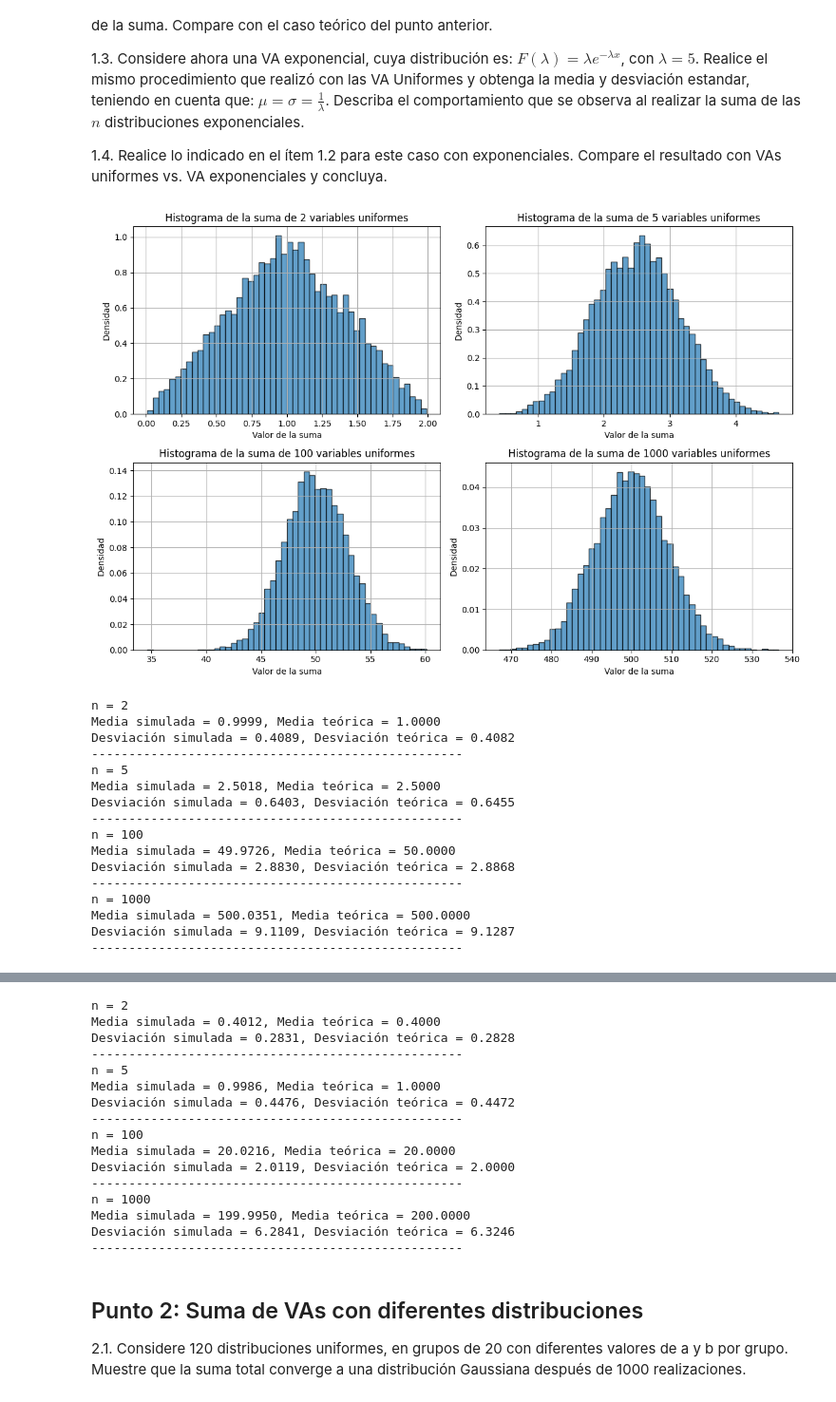
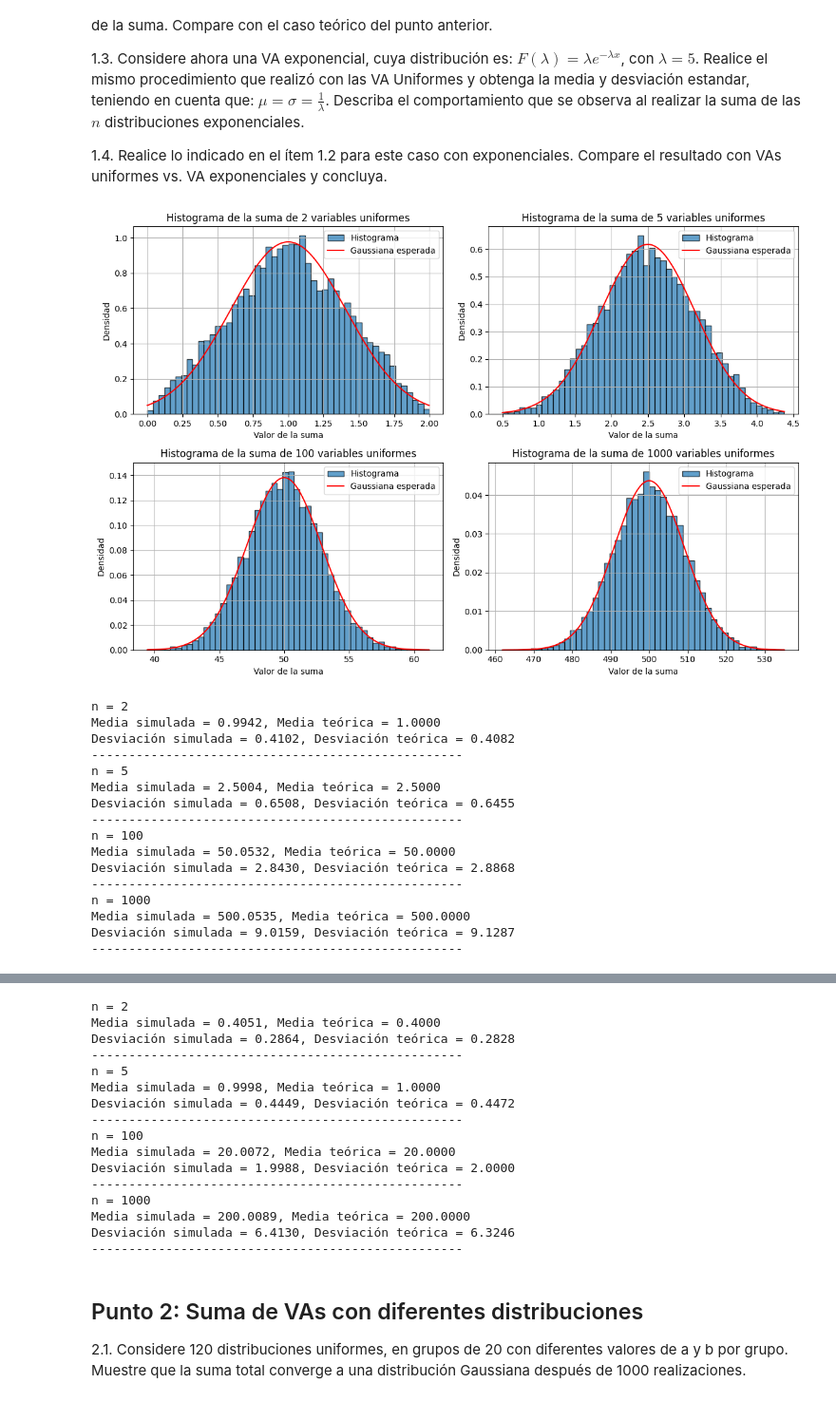
Before and after one commit to jbcgames/Lab_3_senales, a Jupyter notebook: Lab3_VA_PA_Estudiante.ipynb, the cells around one changed output, grey strips where cells are left out. Shown at 95% size. Cells and saved outputs as stored; diff of their text form; code cells hidden in the pictures.

```diff
--- a/Lab3_VA_PA_Estudiante.ipynb
+++ b/Lab3_VA_PA_Estudiante.ipynb
@@ -30,6 +30,9 @@ from scipy.stats import norm
 import pandas as pd
 from scipy.stats import pearsonr
 def ejercicio1_1(samples, n_values, a, b):
+    mu_uniforme = (a + b) / 2
+    var_uniforme = (b - a) ** 2 / 12
+
     # Crear una figura
     fig, axes = plt.subplots(2, 2, figsize=(12, 8))
 
@@ -42,10 +45,19 @@ def ejercicio1_1(samples, n_values, a, b):
 
         # Graficar en el subplot correspondiente
         ax = axes[i // 2, i % 2]
-        ax.hist(sums, bins=50, density=True, alpha=0.7, edgecolor='black')
+        ax.hist(sums, bins=50, density=True, alpha=0.7, edgecolor='black', label="Histograma")
+
+        # Comparación con la gaussiana esperada
+        media_teorica = n * mu_uniforme
+        desviacion_teorica = np.sqrt(n * var_uniforme)
+        x = np.linspace(min(sums), max(sums), 1000)
+        y = norm.pdf(x, loc=media_teorica, scale=desviacion_teorica)
+        ax.plot(x, y, color='red', label="Gaussiana esperada")
+
         ax.set_title(f"Histograma de la suma de {n} variables uniformes")
         ax.set_xlabel("Valor de la suma")
         ax.set_ylabel("Densidad")
+        ax.legend()
         ax.grid(True)
 
     # Ajustar el espacio entre subplots
@@ -76,6 +88,7 @@ def ejercicio1_2(samples, n_values, a, b):
 
 def ejercicio1_3(lambda_param, samples, n_values):
     mu = 1 / lambda_param
+    sigma = 1 / lambda_param
 
     # Crear una figura
     fig, axes = plt.subplots(2, 2, figsize=(12, 8))
@@ -87,10 +100,19 @@ def ejercicio1_3(lambda_param, samples, n_values):
 
         # Gráfica en el subplot correspondiente
         ax = axes[i // 2, i % 2]
-        ax.hist(sums, bins=50, density=True, alpha=0.7, edgecolor='black')
+        ax.hist(sums, bins=50, density=True, alpha=0.7, edgecolor='black', label="Histograma")
+
+        # Comparación con la gaussiana esperada
+        media_teorica = n * mu
+        desviacion_teorica = np.sqrt(n) * sigma
+        x = np.linspace(min(sums), max(sums), 1000)
+        y = norm.pdf(x, loc=media_teorica, scale=desviacion_teorica)
+        ax.plot(x, y, color='red', label="Gaussiana esperada")
+
         ax.set_title(f"Histograma suma de {n} VAs Exponenciales (λ={lambda_param})")
         ax.set_xlabel("Valor de la suma")
         ax.set_ylabel("Densidad")
+        ax.legend()
         ax.grid(True)
 
     # Ajustar el espacio entre subplots
@@ -104,47 +126,47 @@ def ejercicio1_4(lambda_param, samples, n_values):
     sigma = 1 / lambda_param
     for n in n_values:
         # Simulación
         exponenciales = np.random.exponential(scale=mu, size=(samples, n))
         sums = np.sum(exponenciales, axis=1)
 
         # Estadísticos muestrales
         media_muestral = np.mean(sums)
         desviacion_muestral = np.std(sums)
 
         # Cálculos teóricos
         media_teorica = n * mu
         desviacion_teorica = np.sqrt(n) * sigma
 
         # Resultados
         print(f"n = {n}")
         print(f"Media simulada = {media_muestral:.4f}, Media teórica = {media_teorica:.4f}")
         print(f"Desviación simulada = {desviacion_muestral:.4f}, Desviación teórica = {desviacion_teorica:.4f}")
         print("-" * 50)
 # Llamar a la función con los parámetros deseados
 a = 0
 b = 1
 samples = 10000
 n_values = [2, 5, 100, 1000]
 lambda_param=5
 ejercicio1_1(samples, n_values, a, b)
 ejercicio1_2(samples, n_values, a, b)
 ejercicio1_3(lambda_param, samples, n_values)
 ejercicio1_4(lambda_param, samples, n_values)
 # %% [output]
-[figure, old version]
+[figure, new version]
 n = 2
-Media simulada = 0.9999, Media teórica = 1.0000
-Desviación simulada = 0.4089, Desviación teórica = 0.4082
+Media simulada = 0.9942, Media teórica = 1.0000
+Desviación simulada = 0.4102, Desviación teórica = 0.4082
 --------------------------------------------------
 n = 5
-Media simulada = 2.5018, Media teórica = 2.5000
-Desviación simulada = 0.6403, Desviación teórica = 0.6455
+Media simulada = 2.5004, Media teórica = 2.5000
+Desviación simulada = 0.6508, Desviación teórica = 0.6455
 --------------------------------------------------
 n = 100
-Media simulada = 49.9726, Media teórica = 50.0000
-Desviación simulada = 2.8830, Desviación teórica = 2.8868
+Media simulada = 50.0532, Media teórica = 50.0000
+Desviación simulada = 2.8430, Desviación teórica = 2.8868
 --------------------------------------------------
 n = 1000
-Media simulada = 500.0351, Media teórica = 500.0000
-Desviación simulada = 9.1109, Desviación teórica = 9.1287
+Media simulada = 500.0535, Media teórica = 500.0000
+Desviación simulada = 9.0159, Desviación teórica = 9.1287
 --------------------------------------------------
@@ -152,18 +174,18 @@ Desviación simulada = 9.1109, Desviación teórica = 9.1287
 n = 2
-Media simulada = 0.4012, Media teórica = 0.4000
-Desviación simulada = 0.2831, Desviación teórica = 0.2828
+Media simulada = 0.4051, Media teórica = 0.4000
+Desviación simulada = 0.2864, Desviación teórica = 0.2828
 --------------------------------------------------
 n = 5
-Media simulada = 0.9986, Media teórica = 1.0000
-Desviación simulada = 0.4476, Desviación teórica = 0.4472
+Media simulada = 0.9998, Media teórica = 1.0000
+Desviación simulada = 0.4449, Desviación teórica = 0.4472
 --------------------------------------------------
 n = 100
-Media simulada = 20.0216, Media teórica = 20.0000
-Desviación simulada = 2.0119, Desviación teórica = 2.0000
+Media simulada = 20.0072, Media teórica = 20.0000
+Desviación simulada = 1.9988, Desviación teórica = 2.0000
 --------------------------------------------------
 n = 1000
-Media simulada = 199.9950, Media teórica = 200.0000
-Desviación simulada = 6.2841, Desviación teórica = 6.3246
+Media simulada = 200.0089, Media teórica = 200.0000
+Desviación simulada = 6.4130, Desviación teórica = 6.3246
 --------------------------------------------------
 # %% [markdown]
 ## Punto 2: Suma de VAs con diferentes distribuciones
```
Also changed, not shown: parts of 9 cells of this notebook.
